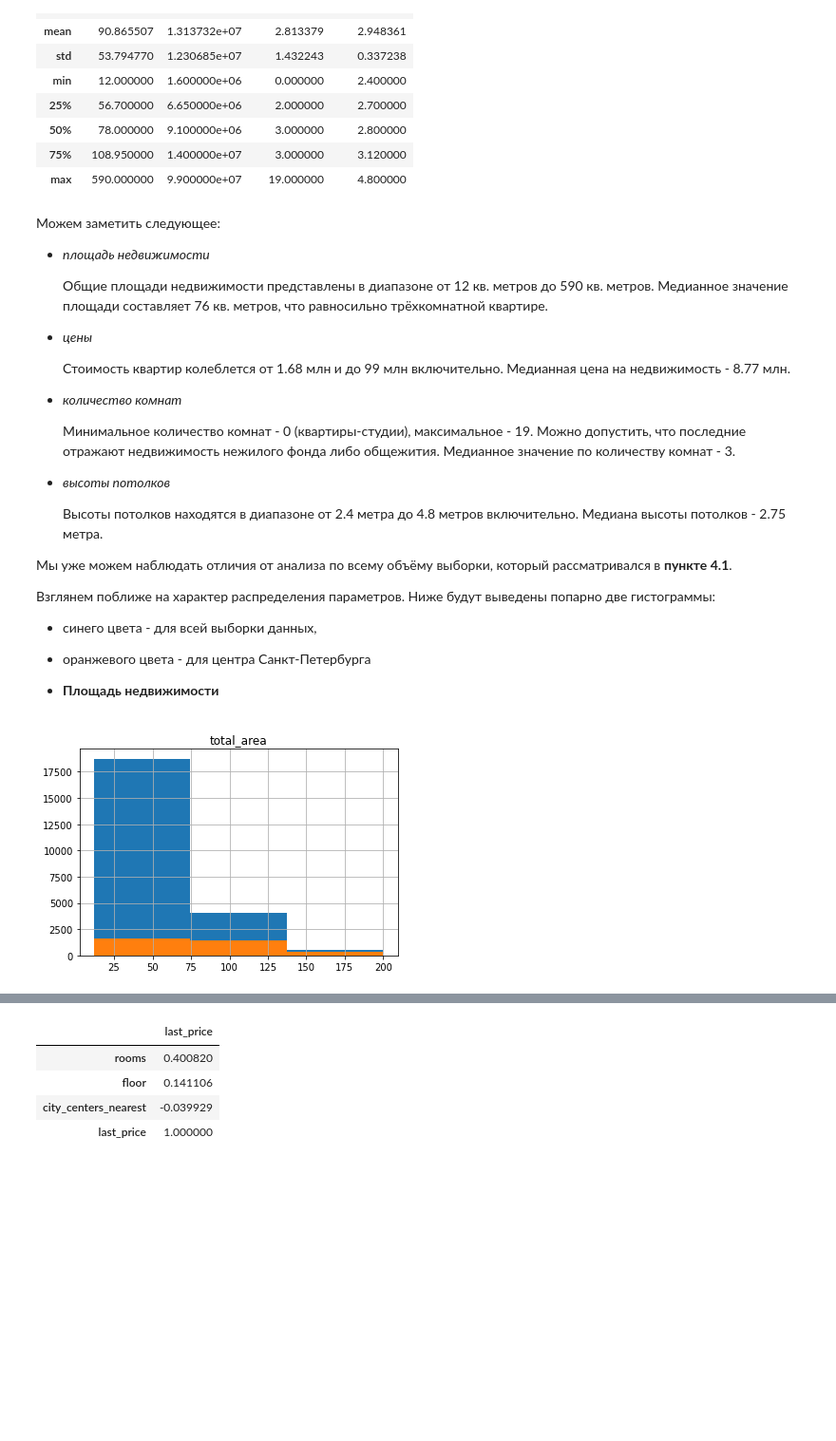
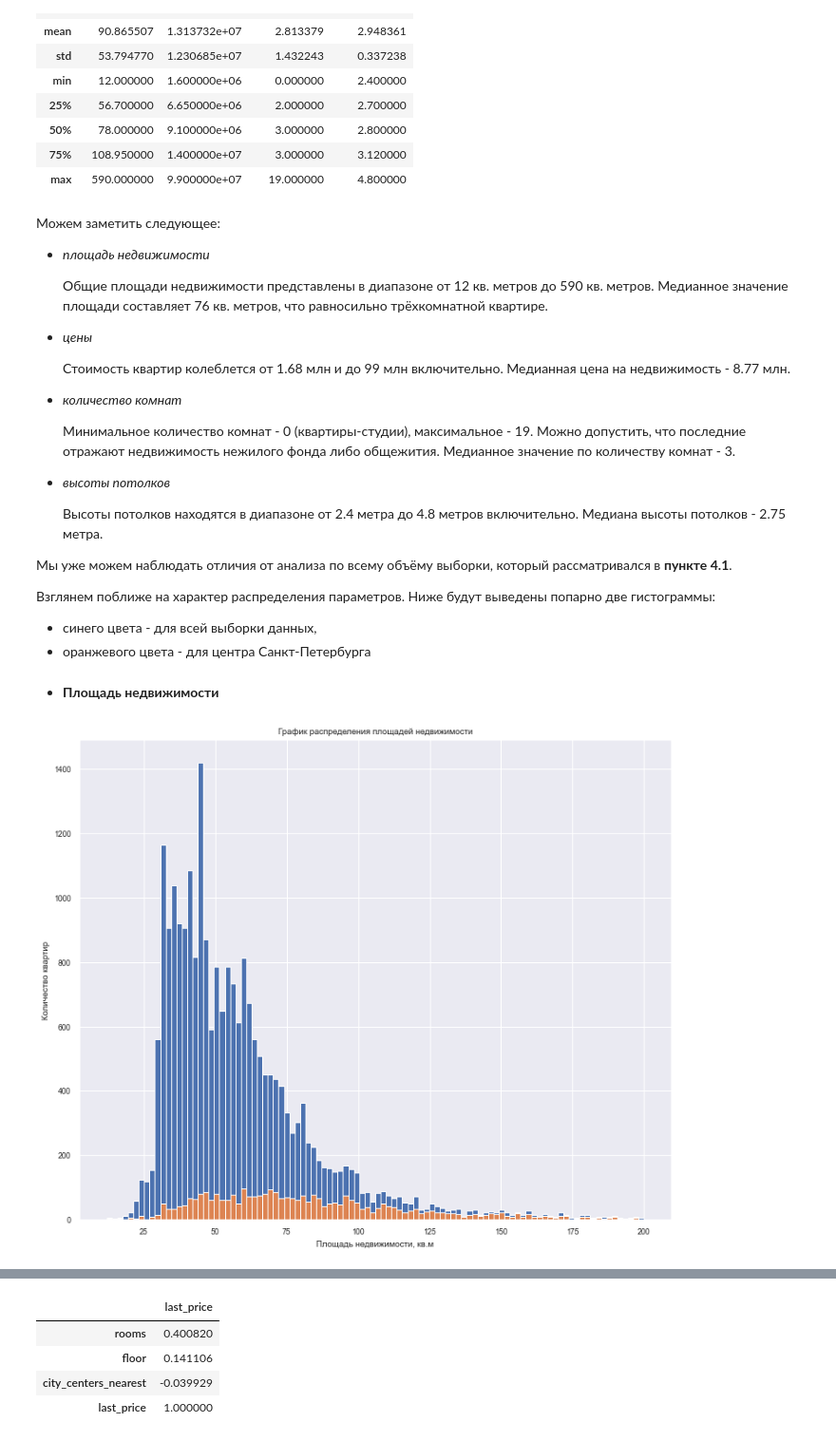
Before and after one commit to FreckleFoxMitch/Yandex_projects_DA, a Jupyter notebook: 3. Анализ рынка недвижимости Санкт-Петербурга/3.real_estate.ipynb, the cells around one changed output, grey strips where cells are left out. Shown at 95% size. Drawn from its saved outputs; the diff is of its cells as text; code cells hidden in the pictures; blank space fills up the shorter version.

```diff
--- a/3. Анализ рынка недвижимости Санкт-Петербурга/3.real_estate.ipynb
+++ b/3. Анализ рынка недвижимости Санкт-Петербурга/3.real_estate.ipynb
@@ -527,4 +567,5 @@ df[['living_area', 'total_area', 'living_ratio']].head()
 
 Рассчитаем и добавим в таблицу отношение площади кухни к общей. Столбец назовём `kitchen_ratio`:
 # %%
-df['kitchen_ratio'] = df.kitchen_area / df.total_area
+df['kitchen_ratio'] = round(df.kitchen_area / df.total_area, 2)
+display(df[['kitchen_area', 'total_area', 'kitchen_ratio']].head())
@@ -694,0 +636,6 @@ plt.show()
+# %%
+sns.set(
+    style = 'darkgrid',
+    font_scale = 0.8,
+    rc = {'figure.figsize':(12,10)}
+)
@@ -907,0 +1000,3 @@ memory usage: 4.7+ MB
+# %%
+good_data = df.query('last_price < 100000000 and 2.3 < ceiling_height < 5').reset_index(drop=True)
+good_data.info()
@@ -1147,0 +1307,11 @@ plt.show()
+# %%
+#выделим срез данных по Санкт-Петербургу
+spb_data = good_data.query('locality_name == "Санкт-Петербург"')
+
+#обойдем предупреждение SettingWithCopyWarning
+spb_data = spb_data.copy()
+
+#создадим столбец с расстоянием от центра
+spb_data['city_center_km'] = round(spb_data.loc[:, 'city_centers_nearest'] / 1000, 0)
+
+display(spb_data.head())
@@ -1198,14 +1388,15 @@ center_data[['total_area', 'last_price', 'rooms', 'ceiling_height']].describe()
 Взглянем поближе на характер распределения параметров. Ниже будут выведены попарно две гистограммы:
 * синего цвета - для всей выборки данных,
 * оранжевого цвета - для центра Санкт-Петербурга
-
-
-* **Площадь недвижимости**
+# %% [markdown]
+* **Площадь недвижимости**
 # %%
-good_data.total_area.hist(range=(df.total_area.min(), 200), bins=3)
-center_data.total_area.hist(range=(df.total_area.min(), 200), bins=3)
-plt.title('total_area')
+good_data.total_area.hist(range=(df.total_area.min(), 200), bins=100)
+center_data.total_area.hist(range=(df.total_area.min(), 200), bins=100)
+plt.title('График распределения площадей недвижимости')
+plt.xlabel('Площадь недвижимости, кв.м')
+plt.ylabel('Количество квартир')
 plt.show()
 # %% [output]
-[figure, old version]
+[figure, new version]
 # %% [markdown]
```
Also changed, not shown: parts of 262 cells of this notebook.
